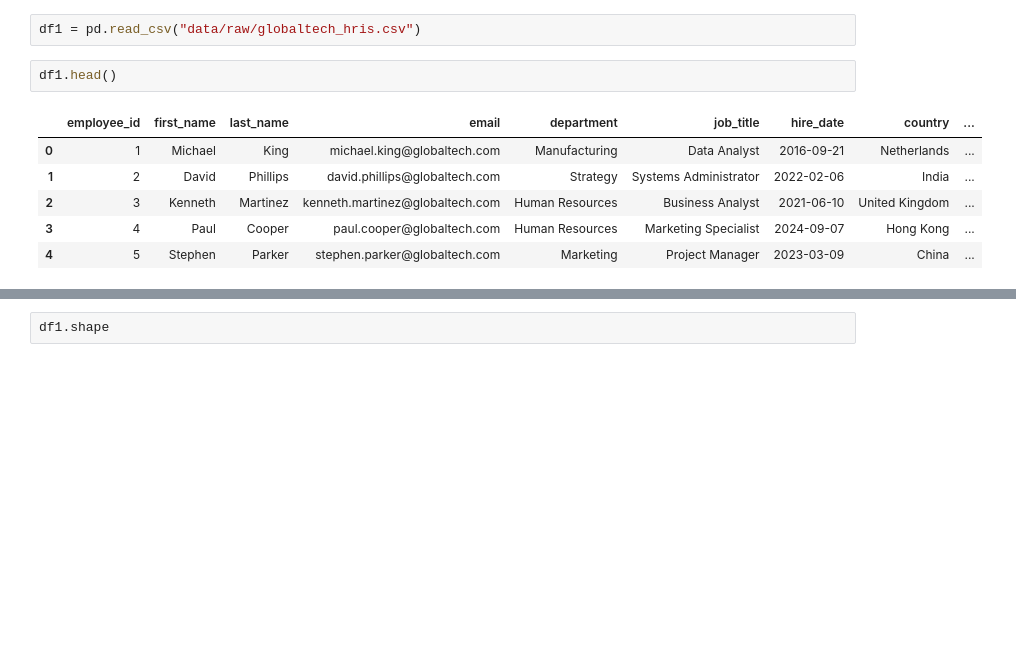
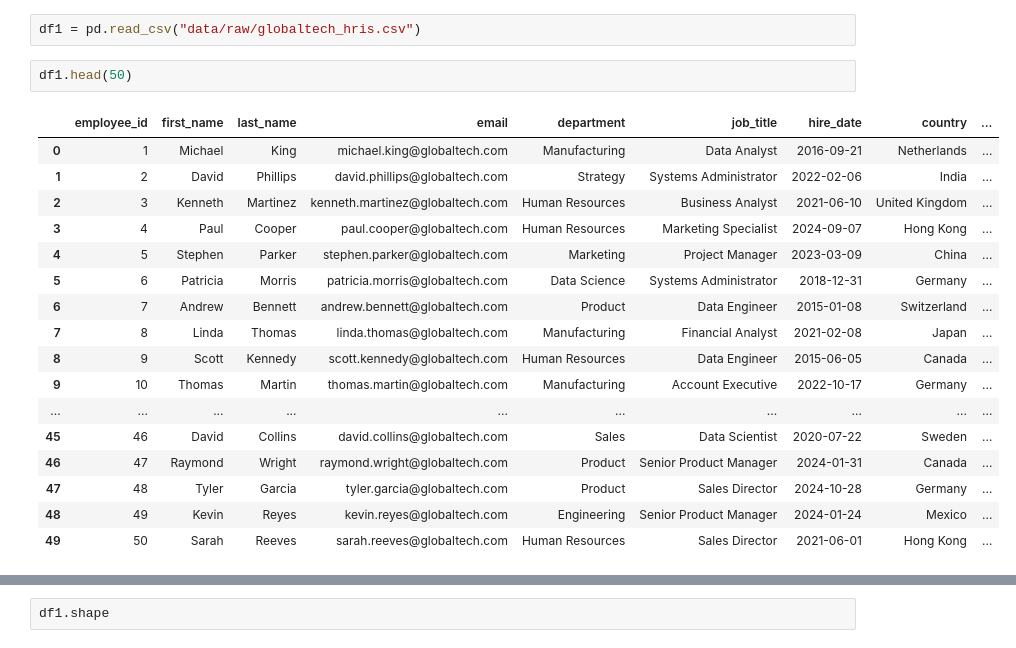
Before and after one commit to lartiorkorLartey/data-engineering-days, a Jupyter notebook: sk-01/project/test.ipynb, the cells around one changed output, grey strips where cells are left out. Drawn from its saved outputs; the diff is of its cells as text; blank space fills up the shorter version.

```diff
--- a/sk-01/project/test.ipynb
+++ b/sk-01/project/test.ipynb
@@ -16,11 +16,22 @@ Pipeline module loaded successfully.
 # %%
 df1 = pd.read_csv("data/raw/globaltech_hris.csv")
 # %%
-df1.head()
+df1.head(50)
 # %% [output]
 |  | employee_id | first_name | last_name | email | department | job_title | hire_date | country | ... |
 | 0 | 1 | Michael | King | michael.king@globaltech.com | Manufacturing | Data Analyst | 2016-09-21 | Netherlands | ... |
 | 1 | 2 | David | Phillips | david.phillips@globaltech.com | Strategy | Systems Administrator | 2022-02-06 | India | ... |
 | 2 | 3 | Kenneth | Martinez | kenneth.martinez@globaltech.com | Human Resources | Business Analyst | 2021-06-10 | United Kingdom | ... |
 | 3 | 4 | Paul | Cooper | paul.cooper@globaltech.com | Human Resources | Marketing Specialist | 2024-09-07 | Hong Kong | ... |
 | 4 | 5 | Stephen | Parker | stephen.parker@globaltech.com | Marketing | Project Manager | 2023-03-09 | China | ... |
+| 5 | 6 | Patricia | Morris | patricia.morris@globaltech.com | Data Science | Systems Administrator | 2018-12-31 | Germany | ... |
+| 6 | 7 | Andrew | Bennett | andrew.bennett@globaltech.com | Product | Data Engineer | 2015-01-08 | Switzerland | ... |
+| 7 | 8 | Linda | Thomas | linda.thomas@globaltech.com | Manufacturing | Financial Analyst | 2021-02-08 | Japan | ... |
+| 8 | 9 | Scott | Kennedy | scott.kennedy@globaltech.com | Human Resources | Data Engineer | 2015-06-05 | Canada | ... |
+| 9 | 10 | Thomas | Martin | thomas.martin@globaltech.com | Manufacturing | Account Executive | 2022-10-17 | Germany | ... |
+| ... | ... | ... | ... | ... | ... | ... | ... | ... | ... |
+| 45 | 46 | David | Collins | david.collins@globaltech.com | Sales | Data Scientist | 2020-07-22 | Sweden | ... |
+| 46 | 47 | Raymond | Wright | raymond.wright@globaltech.com | Product | Senior Product Manager | 2024-01-31 | Canada | ... |
+| 47 | 48 | Tyler | Garcia | tyler.garcia@globaltech.com | Product | Sales Director | 2024-10-28 | Germany | ... |
+| 48 | 49 | Kevin | Reyes | kevin.reyes@globaltech.com | Engineering | Senior Product Manager | 2024-01-24 | Mexico | ... |
+| 49 | 50 | Sarah | Reeves | sarah.reeves@globaltech.com | Human Resources | Sales Director | 2021-06-01 | Hong Kong | ... |
```
Also changed, not shown: parts of 3 cells of this notebook, 1 other file.
